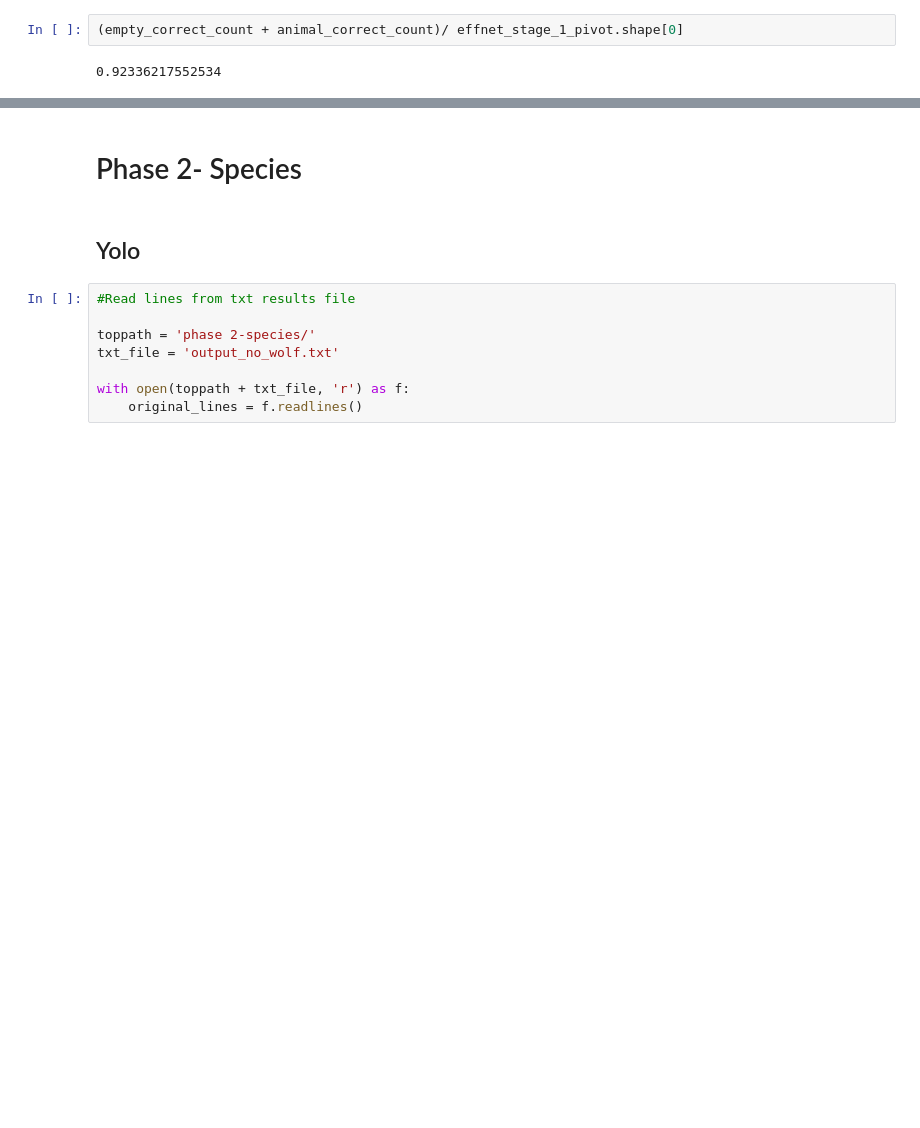
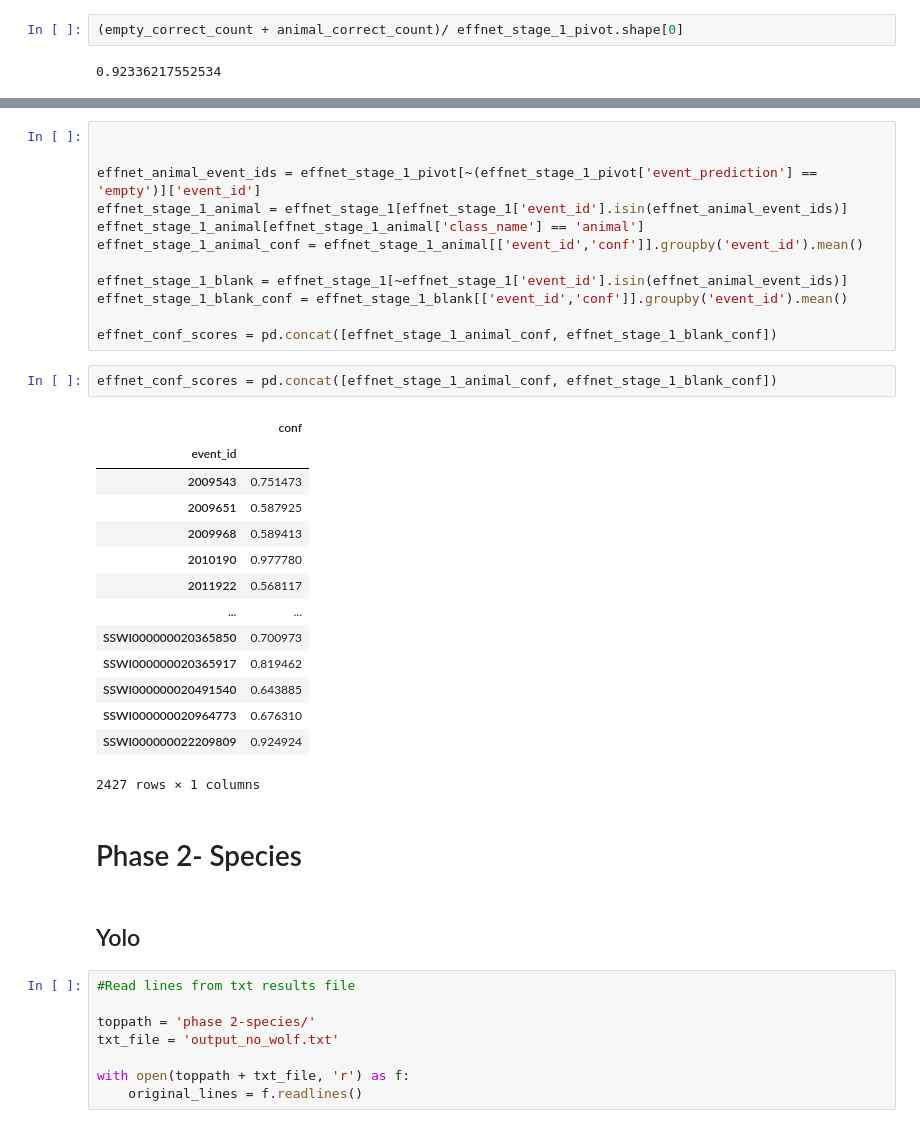
Before and after one commit to jroshanucb/capstone, a Jupyter notebook: ensemble/Ensemble Predictions.ipynb, the cells around one changed output, grey strips where cells are left out. Cells and saved outputs as stored; diff of their text form; blank space fills up the shorter version.

```diff
--- a/ensemble/Ensemble Predictions.ipynb
+++ b/ensemble/Ensemble Predictions.ipynb
@@ -186,3 +213,32 @@ animal_correct_count = effnet_stage_1_pivot[((effnet_stage_1_pivot['event_id'].s
+# %%
+
+
+effnet_animal_event_ids = effnet_stage_1_pivot[~(effnet_stage_1_pivot['event_prediction'] == 'empty')]['event_id']
+effnet_stage_1_animal = effnet_stage_1[effnet_stage_1['event_id'].isin(effnet_animal_event_ids)]
+effnet_stage_1_animal[effnet_stage_1_animal['class_name'] == 'animal']
+effnet_stage_1_animal_conf = effnet_stage_1_animal[['event_id','conf']].groupby('event_id').mean()
+
+effnet_stage_1_blank = effnet_stage_1[~effnet_stage_1['event_id'].isin(effnet_animal_event_ids)]
+effnet_stage_1_blank_conf = effnet_stage_1_blank[['event_id','conf']].groupby('event_id').mean()
+
+effnet_conf_scores = pd.concat([effnet_stage_1_animal_conf, effnet_stage_1_blank_conf])
+# %%
+effnet_conf_scores = pd.concat([effnet_stage_1_animal_conf, effnet_stage_1_blank_conf])
+# %% [output]
+|  | conf |
+| event_id |  |
+| 2009543 | 0.751473 |
+| 2009651 | 0.587925 |
+| 2009968 | 0.589413 |
+| 2010190 | 0.977780 |
+| 2011922 | 0.568117 |
+| ... | ... |
+| SSWI000000020365850 | 0.700973 |
+| SSWI000000020365917 | 0.819462 |
+| SSWI000000020491540 | 0.643885 |
+| SSWI000000020964773 | 0.676310 |
+| SSWI000000022209809 | 0.924924 |
+2427 rows × 1 columns
 # %% [markdown]
 # Phase 2- Species
 # %% [markdown]
```
Also changed, not shown: parts of 19 cells of this notebook, 4 other files.
